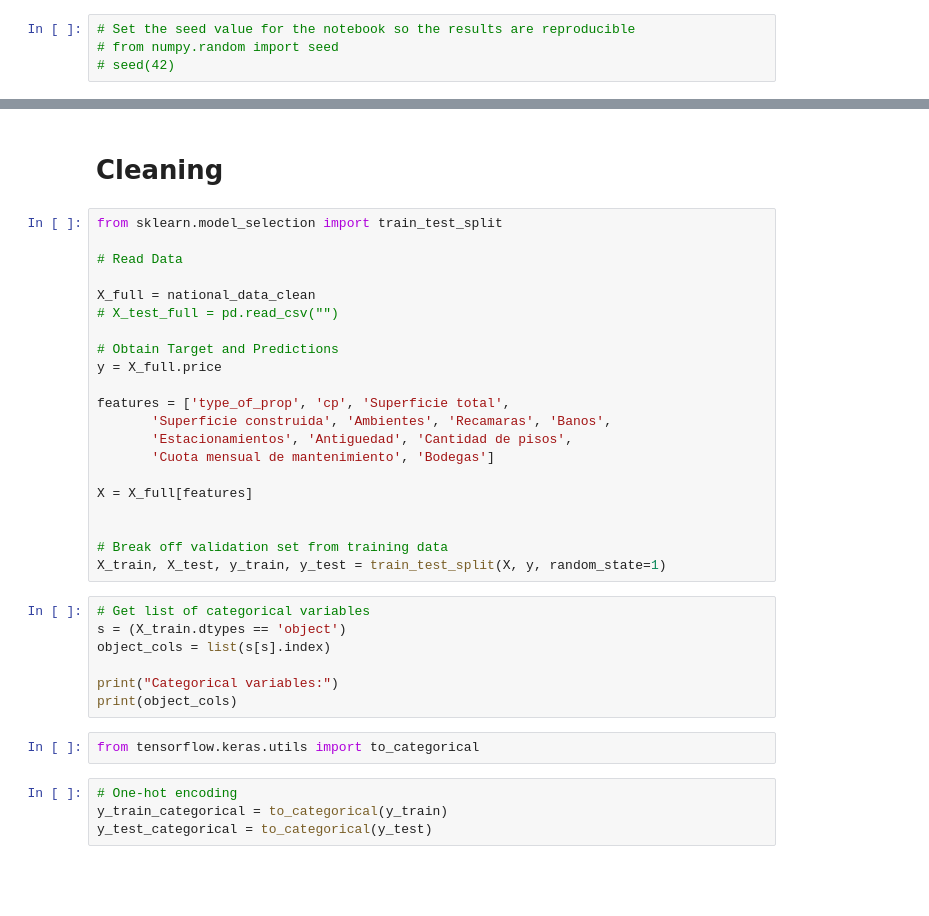
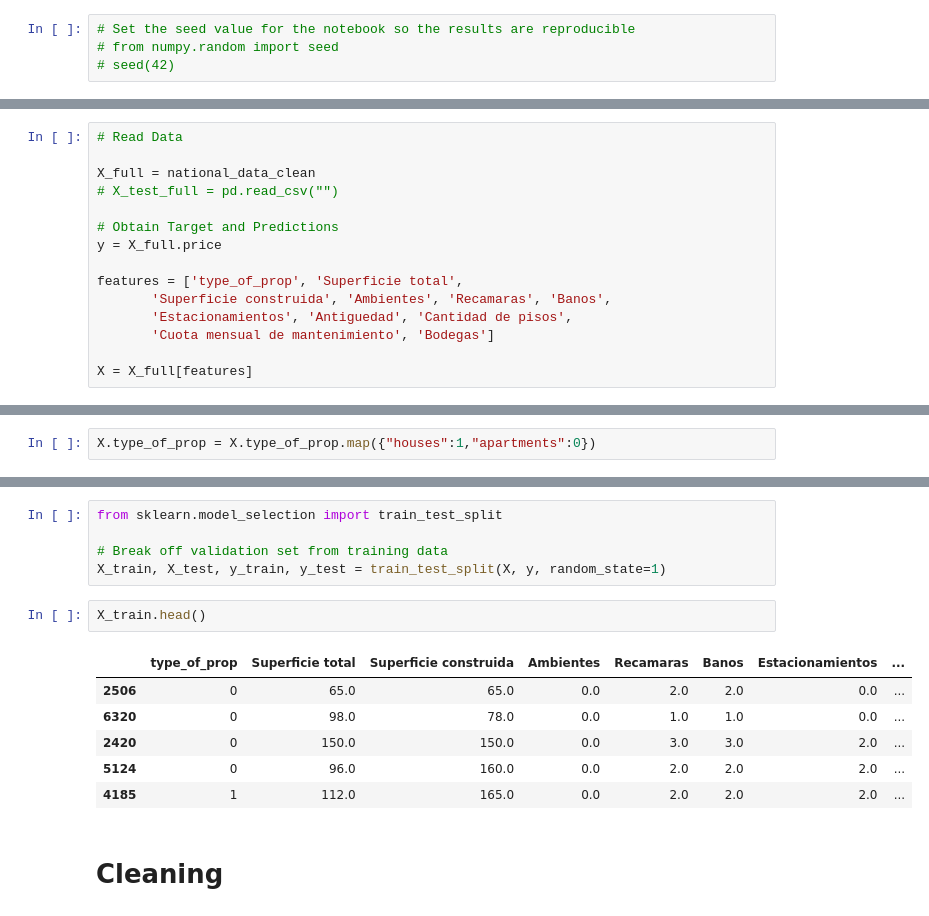
Before and after one commit to andrebestrada/Machine-Learning-Final-Project, a Jupyter notebook: Machine-Learning-Applied/Neural Network/neural_network.ipynb, the cells around one changed output, grey strips where cells are left out. Cells and saved outputs as stored; diff of their text form; blank space fills up the shorter version.

```diff
--- a/Machine-Learning-Applied/Neural Network/neural_network.ipynb
+++ b/Machine-Learning-Applied/Neural Network/neural_network.ipynb
@@ -32,0 +94,15 @@ national_data_clean = national_data.fillna(0)
+# %%
+# Read Data
+
+X_full = national_data_clean
+# X_test_full = pd.read_csv("")
+
+# Obtain Target and Predictions
+y = X_full.price
+
+features = ['type_of_prop', 'Superficie total',
+       'Superficie construida', 'Ambientes', 'Recamaras', 'Banos',
+       'Estacionamientos', 'Antiguedad', 'Cantidad de pisos',
+       'Cuota mensual de mantenimiento', 'Bodegas']
+
+X = X_full[features]
@@ -32,0 +117,2 @@ national_data_clean = national_data.fillna(0)
+# %%
+X.type_of_prop = X.type_of_prop.map({"houses":1,"apartments":0})
@@ -33,36 +131,16 @@ national_data_clean = national_data.fillna(0)
+# %%
+from sklearn.model_selection import train_test_split
+
+# Break off validation set from training data
+X_train, X_test, y_train, y_test = train_test_split(X, y, random_state=1)
+# %%
+X_train.head()
+# %% [output]
+|  | type_of_prop | Superficie total | Superficie construida | Ambientes | Recamaras | Banos | Estacionamientos | ... |
+| 2506 | 0 | 65.0 | 65.0 | 0.0 | 2.0 | 2.0 | 0.0 | ... |
+| 6320 | 0 | 98.0 | 78.0 | 0.0 | 1.0 | 1.0 | 0.0 | ... |
+| 2420 | 0 | 150.0 | 150.0 | 0.0 | 3.0 | 3.0 | 2.0 | ... |
+| 5124 | 0 | 96.0 | 160.0 | 0.0 | 2.0 | 2.0 | 2.0 | ... |
+| 4185 | 1 | 112.0 | 165.0 | 0.0 | 2.0 | 2.0 | 2.0 | ... |
 # %% [markdown]
 # Cleaning
-# %%
-from sklearn.model_selection import train_test_split
-
-# Read Data
-
-X_full = national_data_clean
-# X_test_full = pd.read_csv("")
-
-# Obtain Target and Predictions
-y = X_full.price
-
-features = ['type_of_prop', 'cp', 'Superficie total',
-       'Superficie construida', 'Ambientes', 'Recamaras', 'Banos',
-       'Estacionamientos', 'Antiguedad', 'Cantidad de pisos',
-       'Cuota mensual de mantenimiento', 'Bodegas']
-
-X = X_full[features]
-
-
-# Break off validation set from training data
-X_train, X_test, y_train, y_test = train_test_split(X, y, random_state=1)
-# %%
-# Get list of categorical variables
-s = (X_train.dtypes == 'object')
-object_cols = list(s[s].index)
-
-print("Categorical variables:")
-print(object_cols)
-# %%
-from tensorflow.keras.utils import to_categorical
-# %%
-# One-hot encoding
-y_train_categorical = to_categorical(y_train)
-y_test_categorical = to_categorical(y_test)
```
Also changed, not shown: parts of 44 cells of this notebook.
